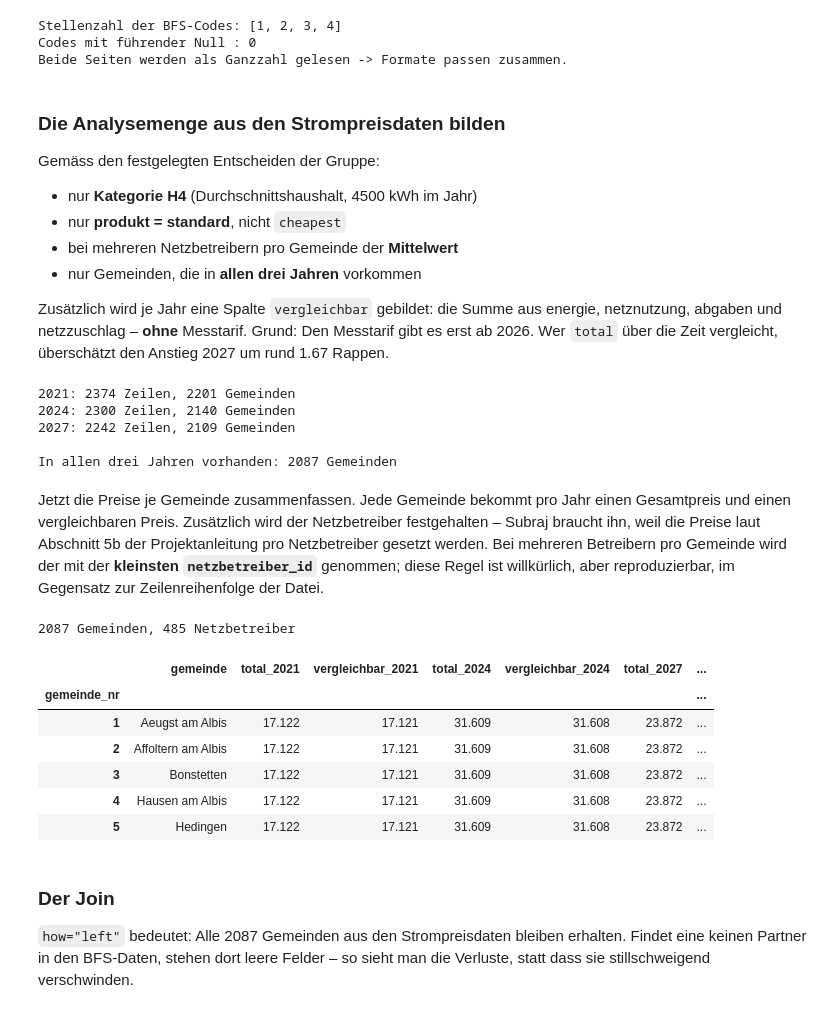
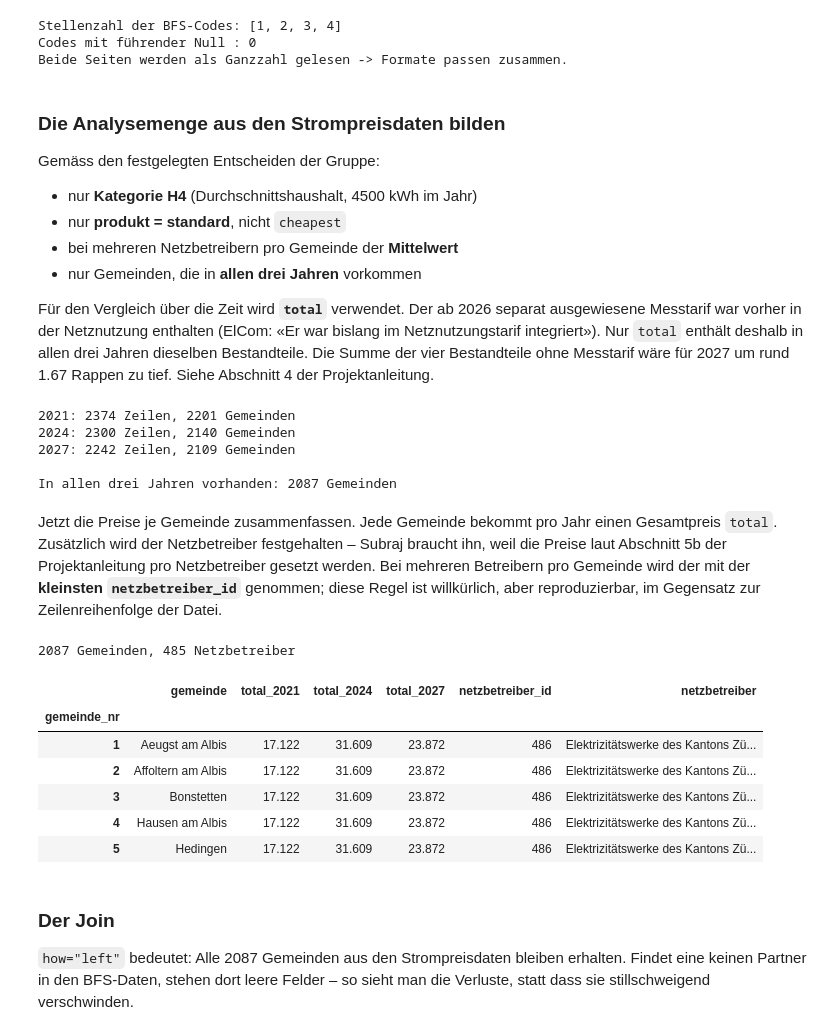
Before and after one commit to AltayMetehan/data-prices-electronic, a Jupyter notebook: 02_daten_bfs_lenny.ipynb, the cells around one changed output. Drawn from its saved outputs; the diff is of its cells as text; code cells hidden in the pictures.

```diff
--- a/02_daten_bfs_lenny.ipynb
+++ b/02_daten_bfs_lenny.ipynb
@@ -196,12 +196,12 @@ Gemäss den festgelegten Entscheiden der Gruppe:
 - bei mehreren Netzbetreibern pro Gemeinde der **Mittelwert**
 - nur Gemeinden, die in **allen drei Jahren** vorkommen
 
-Zusätzlich wird je Jahr eine Spalte `vergleichbar` gebildet: die Summe aus energie,
-netznutzung, abgaben und netzzuschlag – **ohne** Messtarif. Grund: Den Messtarif gibt
-es erst ab 2026. Wer `total` über die Zeit vergleicht, überschätzt den Anstieg 2027
-um rund 1.67 Rappen.
+Für den Vergleich über die Zeit wird **`total`** verwendet. Der ab 2026 separat
+ausgewiesene Messtarif war vorher in der Netznutzung enthalten (ElCom: «Er war bislang
+im Netznutzungstarif integriert»). Nur `total` enthält deshalb in allen drei Jahren
+dieselben Bestandteile. Die Summe der vier Bestandteile ohne Messtarif wäre für 2027
+um rund 1.67 Rappen zu tief. Siehe Abschnitt 4 der Projektanleitung.
 # %%
-TEILE = ["energie", "netznutzung", "abgaben", "netzzuschlag"]
 DATEIEN = {2021: "Daten_Strompreise_2021.csv",
            2024: "Daten_Strompreise_2024.csv",
            2027: "Daten_Strompreise_2027.csv"}
@@ -210,7 +210,6 @@ pro_jahr = {}
 for jahr, datei in DATEIEN.items():
     df = pd.read_csv(datei)
     df = df[(df.kategorie == "H4") & (df.produkt == "standard")].copy()
-    df["vergleichbar"] = df[TEILE].sum(axis=1)
     pro_jahr[jahr] = df
     print(f"{jahr}: {len(df)} Zeilen, {df.gemeinde_nr.nunique()} Gemeinden")
 
@@ -226,7 +225,7 @@ print(f"\nIn allen drei Jahren vorhanden: {len(kern)} Gemeinden")
 In allen drei Jahren vorhanden: 2087 Gemeinden
 # %% [markdown]
 Jetzt die Preise je Gemeinde zusammenfassen. Jede Gemeinde bekommt pro Jahr einen
-Gesamtpreis und einen vergleichbaren Preis. Zusätzlich wird der Netzbetreiber
+Gesamtpreis `total`. Zusätzlich wird der Netzbetreiber
 festgehalten – Subraj braucht ihn, weil die Preise laut Abschnitt 5b der
 Projektanleitung pro Netzbetreiber gesetzt werden. Bei mehreren Betreibern pro
 Gemeinde wird der mit der **kleinsten `netzbetreiber_id`** genommen; diese Regel ist
@@ -234,27 +233,25 @@ willkürlich, aber reproduzierbar, im Gegensatz zur Zeilenreihenfolge der Datei.
 # %%
 preise = pd.DataFrame(index=pd.Index(kern, name="gemeinde_nr"))
 
 for jahr, df in pro_jahr.items():
-    g = df.groupby("gemeinde_nr")[["total", "vergleichbar"]].mean()
-    preise[f"total_{jahr}"] = g.total
-    preise[f"vergleichbar_{jahr}"] = g.vergleichbar
+    preise[f"total_{jahr}"] = df.groupby("gemeinde_nr").total.mean()
 
 basis = pro_jahr[2027].sort_values("netzbetreiber_id").groupby("gemeinde_nr").first()
 preise.insert(0, "gemeinde", basis.gemeinde)
 preise["netzbetreiber_id"] = basis.netzbetreiber_id
 preise["netzbetreiber"] = basis.netzbetreiber
 
 print(f"{len(preise)} Gemeinden, {preise.netzbetreiber_id.nunique()} Netzbetreiber")
 preise.head()
 # %% [output]
 2087 Gemeinden, 485 Netzbetreiber
-|  | gemeinde | total_2021 | vergleichbar_2021 | total_2024 | vergleichbar_2024 | total_2027 | ... |
-| gemeinde_nr |  |  |  |  |  |  | ... |
-| 1 | Aeugst am Albis | 17.122 | 17.121 | 31.609 | 31.608 | 23.872 | ... |
-| 2 | Affoltern am Albis | 17.122 | 17.121 | 31.609 | 31.608 | 23.872 | ... |
-| 3 | Bonstetten | 17.122 | 17.121 | 31.609 | 31.608 | 23.872 | ... |
-| 4 | Hausen am Albis | 17.122 | 17.121 | 31.609 | 31.608 | 23.872 | ... |
-| 5 | Hedingen | 17.122 | 17.121 | 31.609 | 31.608 | 23.872 | ... |
+|  | gemeinde | total_2021 | total_2024 | total_2027 | netzbetreiber_id | netzbetreiber |
+| gemeinde_nr |  |  |  |  |  |  |
+| 1 | Aeugst am Albis | 17.122 | 31.609 | 23.872 | 486 | Elektrizitätswerke des Kantons Zü... |
+| 2 | Affoltern am Albis | 17.122 | 31.609 | 23.872 | 486 | Elektrizitätswerke des Kantons Zü... |
+| 3 | Bonstetten | 17.122 | 31.609 | 23.872 | 486 | Elektrizitätswerke des Kantons Zü... |
+| 4 | Hausen am Albis | 17.122 | 31.609 | 23.872 | 486 | Elektrizitätswerke des Kantons Zü... |
+| 5 | Hedingen | 17.122 | 31.609 | 23.872 | 486 | Elektrizitätswerke des Kantons Zü... |
 # %% [markdown]
 ### Der Join
 
```
Also changed, not shown: parts of 2 cells of this notebook, 4 other files.
